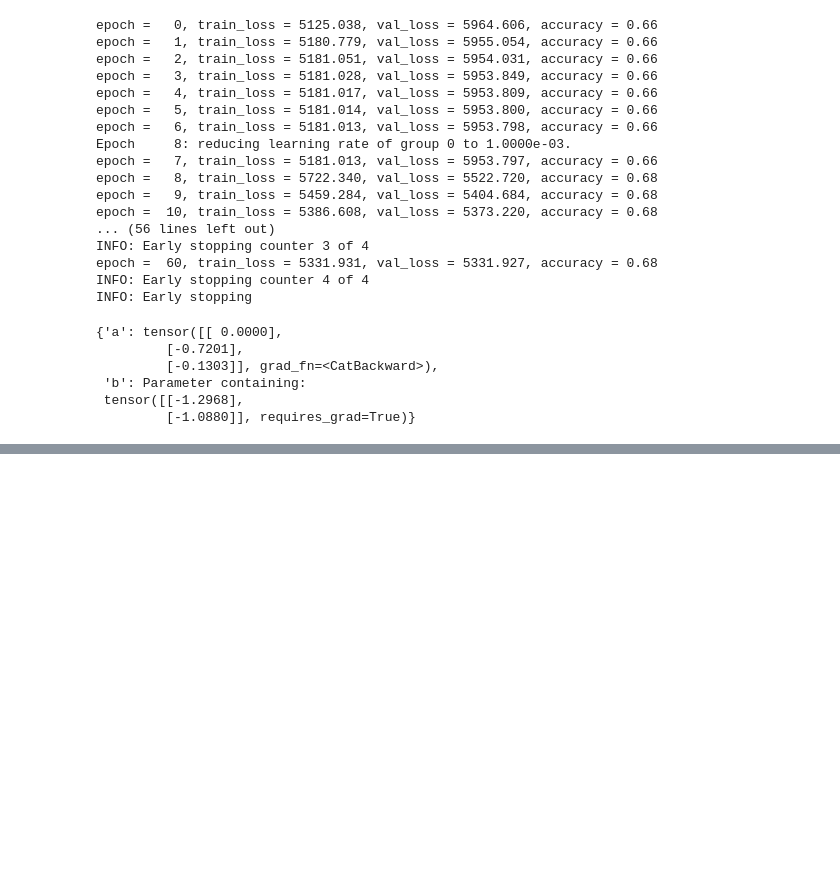
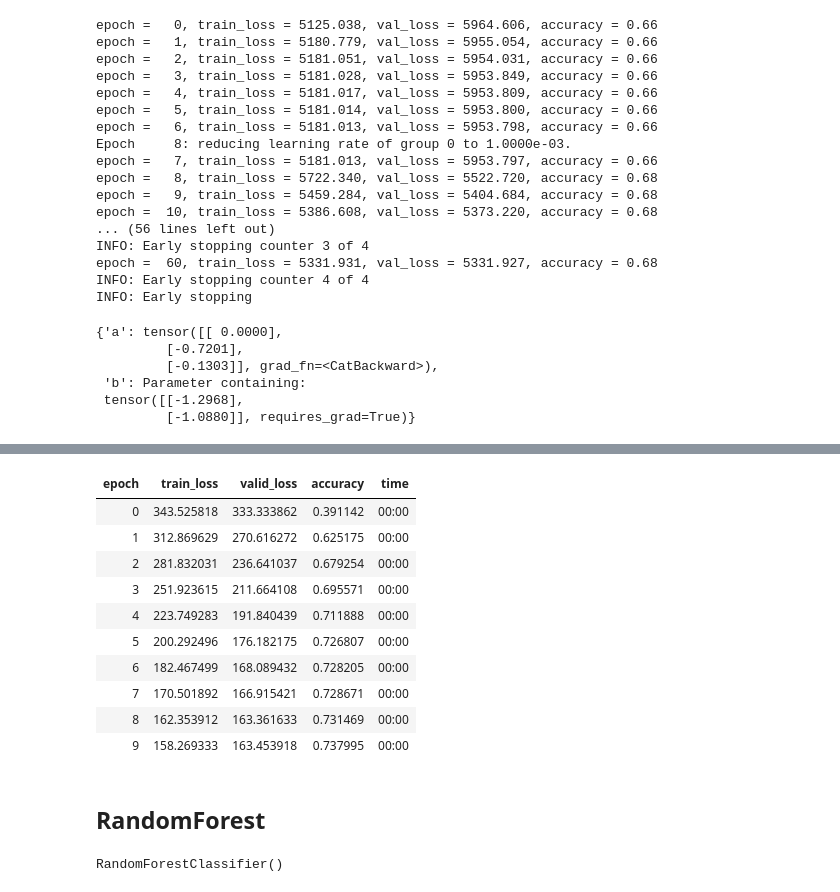
Before and after one commit to tcapelle/pytorch_mnl, a Jupyter notebook: nbs/swissmetro.ipynb, the cells around one changed output, grey strips where cells are left out. Cells and saved outputs as stored; diff of their text form; code cells hidden in the pictures; blank space fills up the shorter version.

```diff
--- a/nbs/swissmetro.ipynb
+++ b/nbs/swissmetro.ipynb
@@ -203,0 +220,8 @@ model.get_params()
+# %%
+cardinality = {c:k for c,k in zip(df.columns,df.nunique())}
+# %%
+target_col = 'CHOICE'
+
+cats = [c for c,k in cardinality.items() if k<=10 and c!=target_col]
+conts = [c for c,k in cardinality.items() if k>10 and c!=target_col]
+conts, cats
@@ -203,0 +246,20 @@ model.get_params()
+# %%
+dls = TabularDataLoaders.from_df(df, cat_names=cats, cont_names=conts, y_names=target_col, y_block=CategoryBlock, procs = [Categorify, FillMissing, Normalize], bs=256)
+# %%
+learn = tabular_learner(dls, loss_func=CrossEntropyLossFlat(reduction='sum'), metrics=accuracy)
+# %%
+learn.fit_one_cycle(10)
+# %% [output]
+| epoch | train_loss | valid_loss | accuracy | time |
+| 0 | 343.525818 | 333.333862 | 0.391142 | 00:00 |
+| 1 | 312.869629 | 270.616272 | 0.625175 | 00:00 |
+| 2 | 281.832031 | 236.641037 | 0.679254 | 00:00 |
+| 3 | 251.923615 | 211.664108 | 0.695571 | 00:00 |
+| 4 | 223.749283 | 191.840439 | 0.711888 | 00:00 |
+| 5 | 200.292496 | 176.182175 | 0.726807 | 00:00 |
+| 6 | 182.467499 | 168.089432 | 0.728205 | 00:00 |
+| 7 | 170.501892 | 166.915421 | 0.728671 | 00:00 |
+| 8 | 162.353912 | 163.361633 | 0.731469 | 00:00 |
+| 9 | 158.269333 | 163.453918 | 0.737995 | 00:00 |
+# %% [markdown]
+## RandomForest
@@ -203,0 +273,4 @@ model.get_params()
+# %%
+rf.fit(X_train, y_train)
+# %% [output]
+RandomForestClassifier()
```
Also changed, not shown: parts of 11 cells of this notebook, 1 other file.
